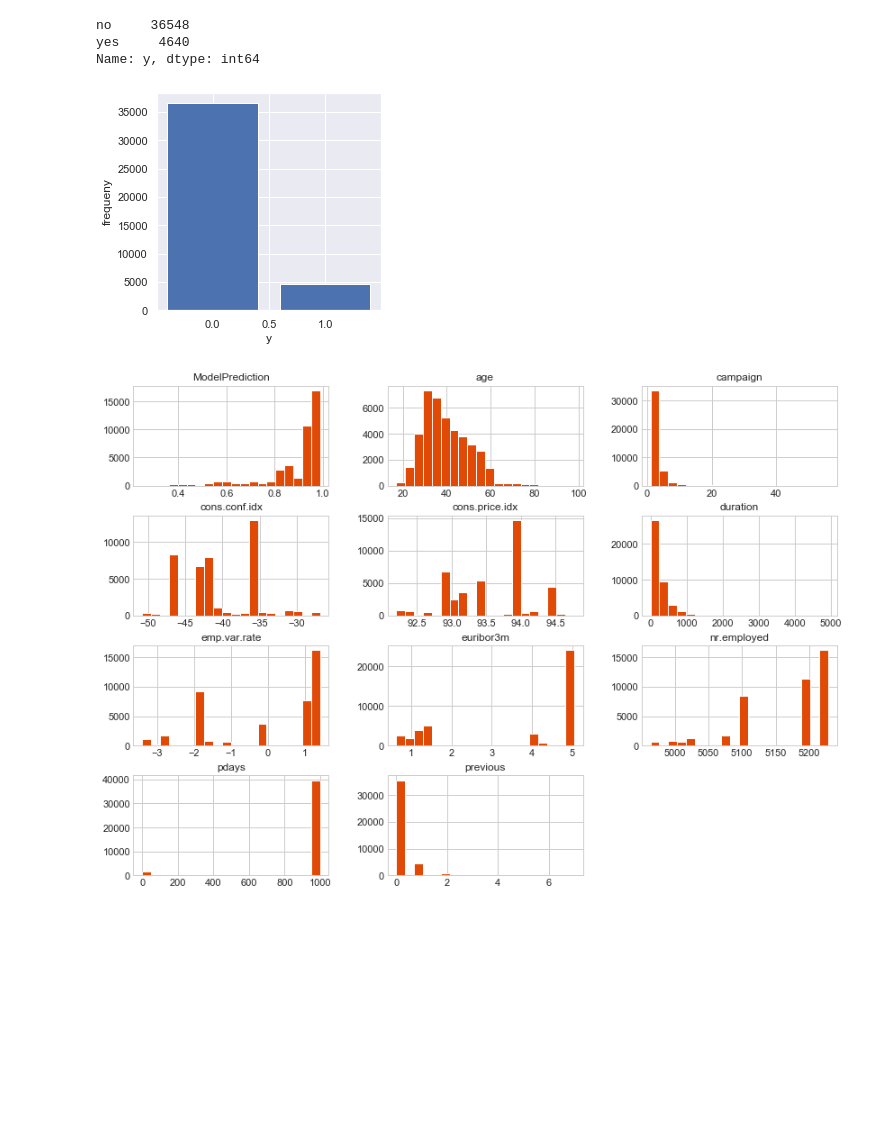
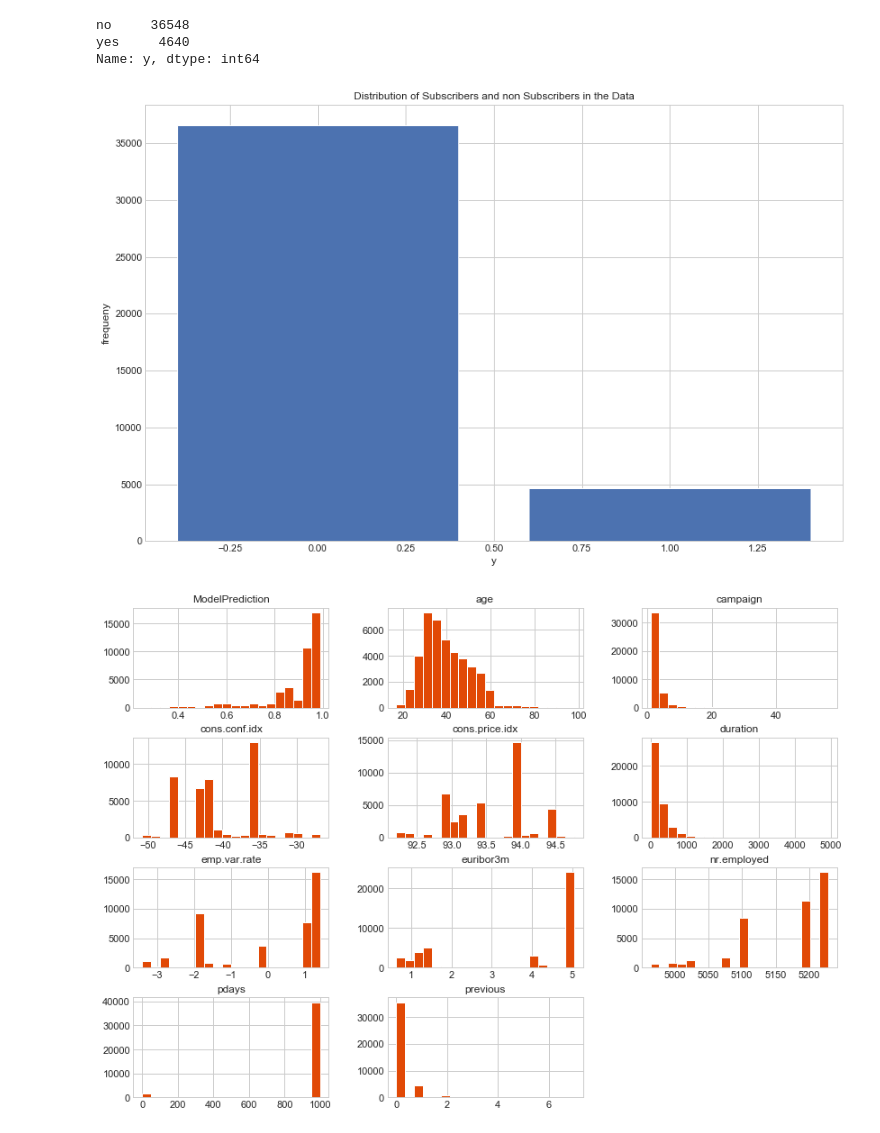
Before and after one commit to Rasha27/Bank-Market-Data-, a Jupyter notebook: QL_DSA_Case_Study.ipynb, the cells around one changed output. Saved outputs shown, nothing was run; the diff lists cells and outputs as text; code cells hidden in the pictures; blank space fills up the shorter version.

```diff
--- a/QL_DSA_Case_Study.ipynb
+++ b/QL_DSA_Case_Study.ipynb
@@ -102,11 +99,11 @@ no     36548
 yes     4640
 Name: y, dtype: int64
 # %%
-fig = plt.subplots(figsize = (4,4))
 plt.bar(df.y.value_counts().index, df.y.value_counts().values)
 plt.xlabel('y')
 plt.ylabel('frequeny')
+plt.title("Distribution of Subscribers and non Subscribers in the Data")
 plt.show();
 # %% [output]
-[figure, old version]
+[figure, new version]
 # %%
```
Also changed, not shown: parts of 77 cells of this notebook.
